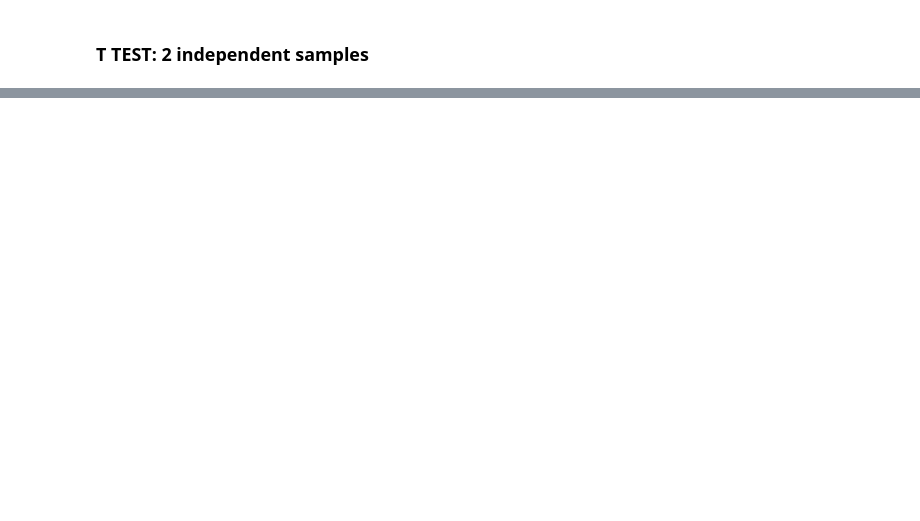
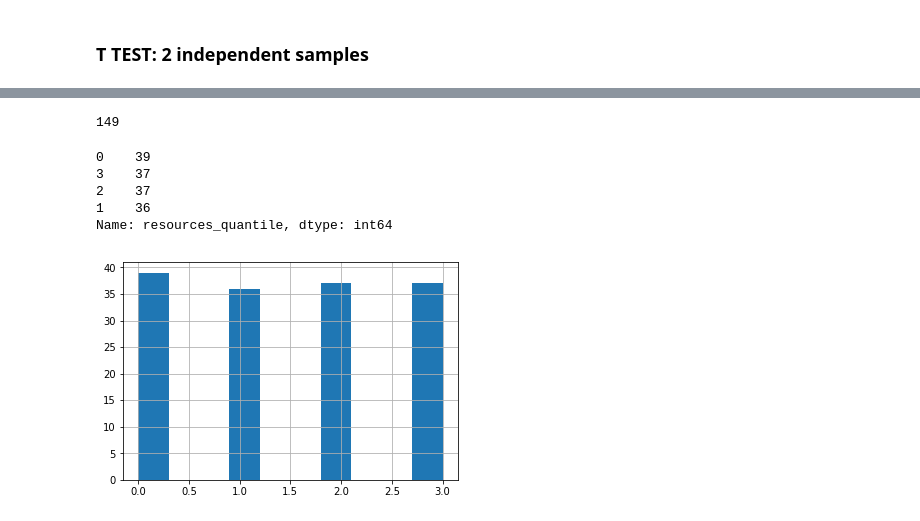
Before and after one commit to Dr-Salcedo/world_health_organization_mental_health_resource_study, a Jupyter notebook: notebooks/ke_ps_world_health_organization_mental_health_resource_study-final.ipynb, the cells around one changed output, grey strips where cells are left out. Drawn from its saved outputs; the diff is of its cells as text; code cells hidden in the pictures; blank space fills up the shorter version.

```diff
--- a/notebooks/ke_ps_world_health_organization_mental_health_resource_study-final.ipynb
+++ b/notebooks/ke_ps_world_health_organization_mental_health_resource_study-final.ipynb
@@ -212,0 +321,44 @@ Ttest_indResult(statistic=-65.416774899367, pvalue=0.0)
+# %%
+# making a dataframe with a resources_quantile column
+
+df = pd.read_sql_query("""SELECT Country, [15-29  years] as suicide_rate_per_100_000,
+                            CASE
+                              WHEN total_mh_personnel <= 1.57
+                                  THEN 0
+                              WHEN (total_mh_personnel > 1.57) AND (total_mh_personnel <= 8.03)
+                                  THEN 1
+                              WHEN (total_mh_personnel > 8.03) AND (total_mh_personnel <= 27.67)
+                                  THEN 2
+                              ELSE 3
+                            END AS resources_quantile
+                          FROM (SELECT Country,
+                               CAST([Psychologists working in mental health sector (per 100 000 population)] AS float) AS Psychologists,
+                               CAST([Nurses working in mental health sector (per 100 000 population)] AS float) AS Nurses,
+                               CAST([Social workers working in mental health sector (per 100 000 population)] AS float) AS Social_Workers,
+                               CAST([Psychiatrists working in mental health sector (per 100 000 population)] AS float) AS Psychiatrists,
+                               COALESCE([Psychologists working in mental health sector (per 100 000 population)], 9.705),
+                               COALESCE([Nurses working in mental health sector (per 100 000 population)], 12.664),
+                               COALESCE([Social workers working in mental health sector (per 100 000 population)], 3.364),
+                               COALESCE([Psychiatrists working in mental health sector (per 100 000 population)], 4.868),
+                               CAST([Psychiatrists working in mental health sector (per 100 000 population)] AS float)
+                               + CAST([Nurses working in mental health sector (per 100 000 population)] AS float)
+                               + CAST([Social workers working in mental health sector (per 100 000 population)] AS float)
+                               + CAST([Psychologists working in mental health sector (per 100 000 population)] AS float) as total_mh_personnel
+                               FROM human_resources)
+                            LEFT JOIN suicide_rate
+                            USING(Country)
+                            WHERE Sex = "Both sexes";""", con=conn)
+# %%
+len(df)
+# %% [output]
+149
+# %%
+df.resources_quantile.hist()
+df.resources_quantile.value_counts()
+# %% [output]
+0    39
+3    37
+2    37
+1    36
+Name: resources_quantile, dtype: int64
+[figure, added]
```
Also changed, not shown: parts of 40 cells of this notebook.
